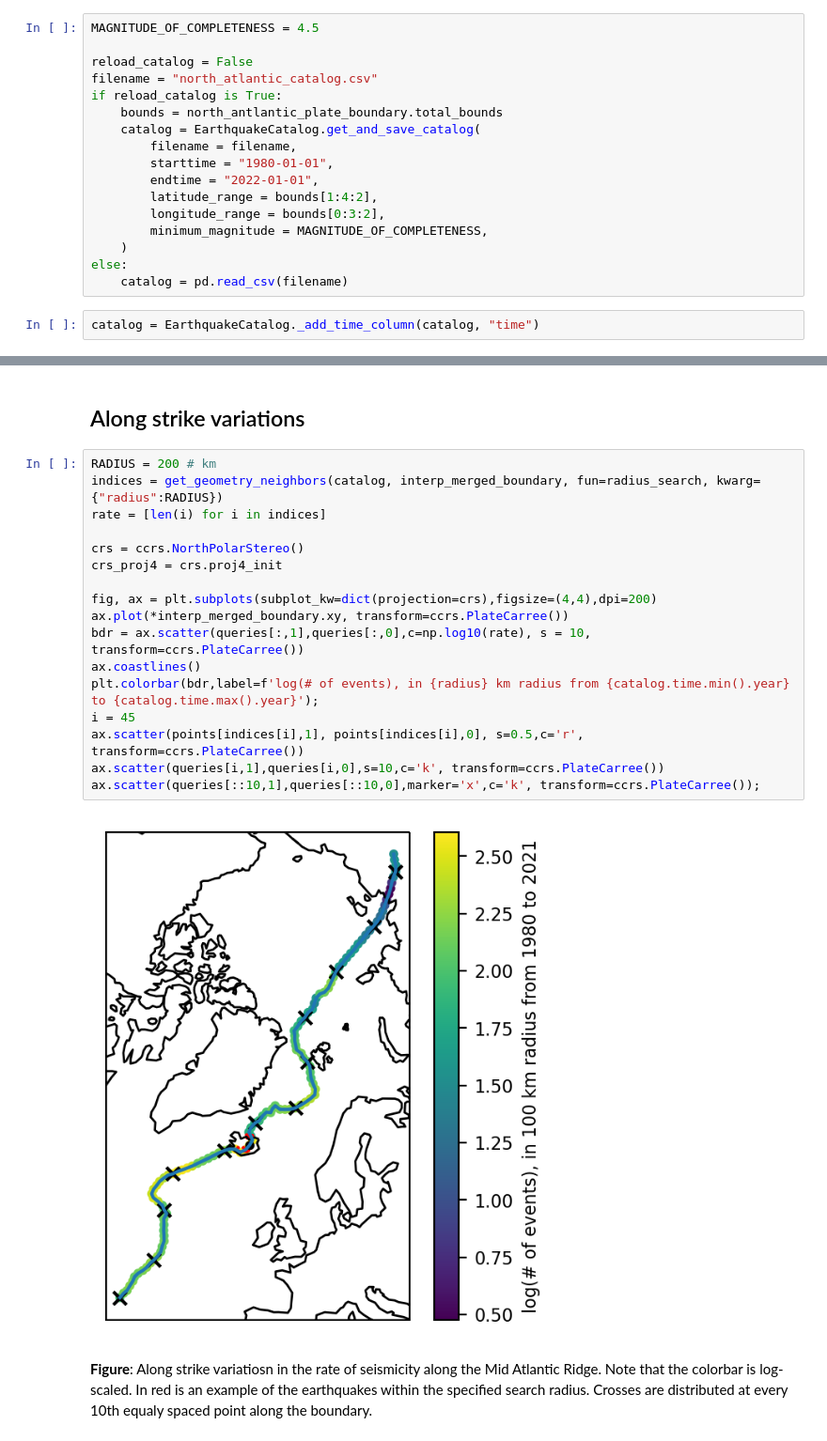
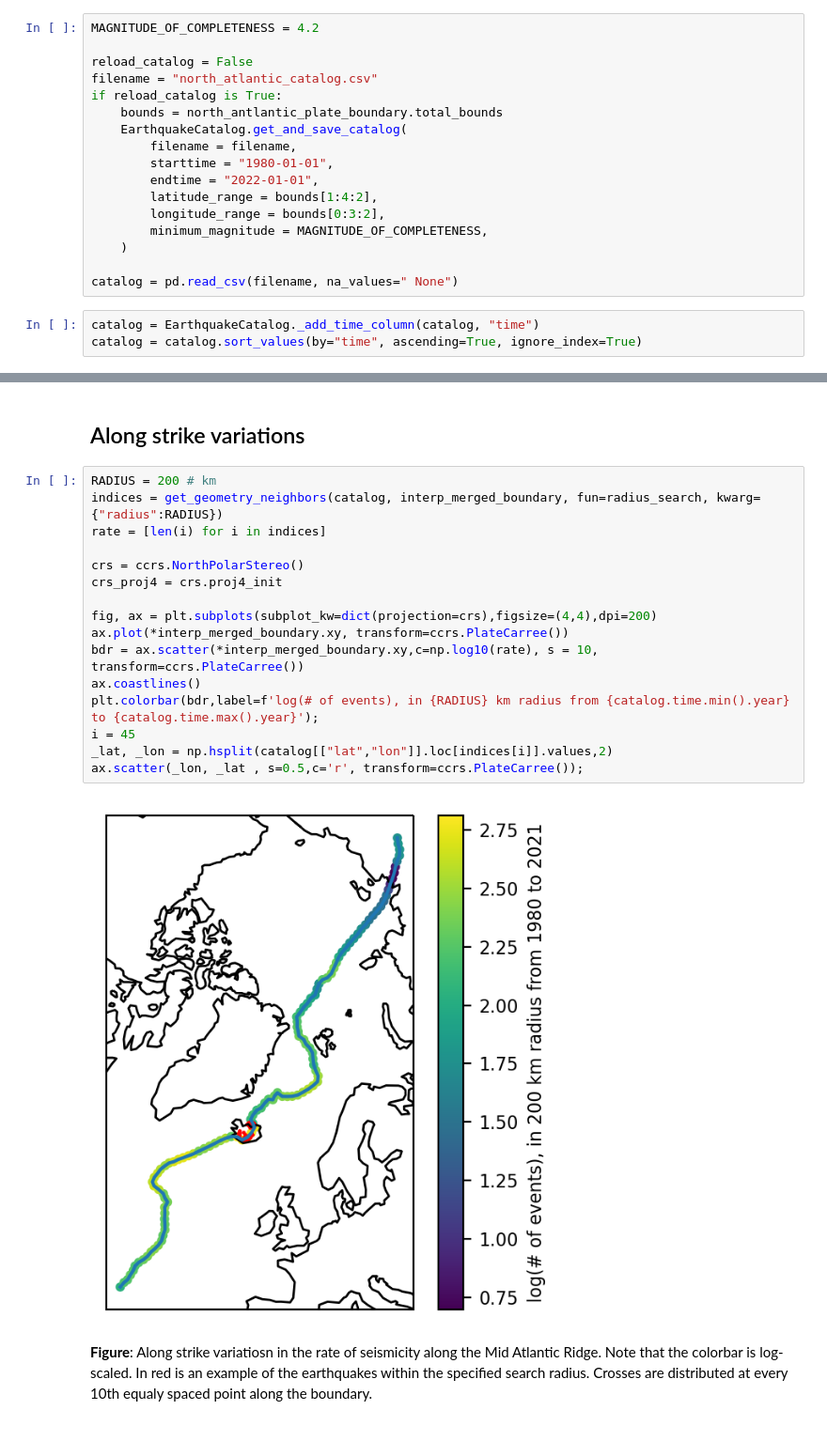
Before and after one commit to keliankaz/GrGIA_seismicity, a Jupyter notebook: gr_gia_seismic_analisys.ipynb, the cells around one changed output, grey strips where cells are left out. Shown at 94% size. Cells and saved outputs as stored; diff of their text form.

```diff
--- a/gr_gia_seismic_analisys.ipynb
+++ b/gr_gia_seismic_analisys.ipynb
@@ -162,13 +162,13 @@ Total bounds of the selected plate boundary:
 # %% [markdown]
 ## Get earthquakes for the corresponding region
 # %%
-MAGNITUDE_OF_COMPLETENESS = 4.5
+MAGNITUDE_OF_COMPLETENESS = 4.2
 
 reload_catalog = False
 filename = "north_atlantic_catalog.csv"
 if reload_catalog is True:
     bounds = north_antlantic_plate_boundary.total_bounds
-    catalog = EarthquakeCatalog.get_and_save_catalog(
+    EarthquakeCatalog.get_and_save_catalog(
         filename = filename,
         starttime = "1980-01-01",
         endtime = "2022-01-01",
@@ -176,7 +176,8 @@ if reload_catalog is True:
         longitude_range = bounds[0:3:2],
         minimum_magnitude = MAGNITUDE_OF_COMPLETENESS,
     )
-else:
-    catalog = pd.read_csv(filename)
+
+catalog = pd.read_csv(filename, na_values=" None")
 # %%
 catalog = EarthquakeCatalog._add_time_column(catalog, "time")
+catalog = catalog.sort_values(by="time", ascending=True, ignore_index=True)
@@ -298,22 +392,21 @@ def get_clustered_fraction(t):
 # %%
 RADIUS = 200 # km
 indices = get_geometry_neighbors(catalog, interp_merged_boundary, fun=radius_search, kwarg={"radius":RADIUS})
 rate = [len(i) for i in indices]
 
 crs = ccrs.NorthPolarStereo()
 crs_proj4 = crs.proj4_init
 
 fig, ax = plt.subplots(subplot_kw=dict(projection=crs),figsize=(4,4),dpi=200)
 ax.plot(*interp_merged_boundary.xy, transform=ccrs.PlateCarree())
-bdr = ax.scatter(queries[:,1],queries[:,0],c=np.log10(rate), s = 10, transform=ccrs.PlateCarree())
+bdr = ax.scatter(*interp_merged_boundary.xy,c=np.log10(rate), s = 10, transform=ccrs.PlateCarree())
 ax.coastlines()
-plt.colorbar(bdr,label=f'log(# of events), in {radius} km radius from {catalog.time.min().year} to {catalog.time.max().year}');
+plt.colorbar(bdr,label=f'log(# of events), in {RADIUS} km radius from {catalog.time.min().year} to {catalog.time.max().year}');
 i = 45
-ax.scatter(points[indices[i],1], points[indices[i],0], s=0.5,c='r', transform=ccrs.PlateCarree())
-ax.scatter(queries[i,1],queries[i,0],s=10,c='k', transform=ccrs.PlateCarree())
-ax.scatter(queries[::10,1],queries[::10,0],marker='x',c='k', transform=ccrs.PlateCarree());
+_lat, _lon = np.hsplit(catalog[["lat","lon"]].loc[indices[i]].values,2)
+ax.scatter(_lon, _lat , s=0.5,c='r', transform=ccrs.PlateCarree());
 # %% [output]
-[figure, old version]
+[figure, new version]
 # %% [markdown]
 **Figure**: Along strike variatiosn in the rate of seismicity along the Mid Atlantic Ridge. Note that the colorbar is log-scaled. In red is an example of the earthquakes within the specified search radius. Crosses are distributed at every 10th equaly spaced point along the boundary.
 # %% [markdown]
```
Also changed, not shown: parts of 13 cells of this notebook, 2 other files.
